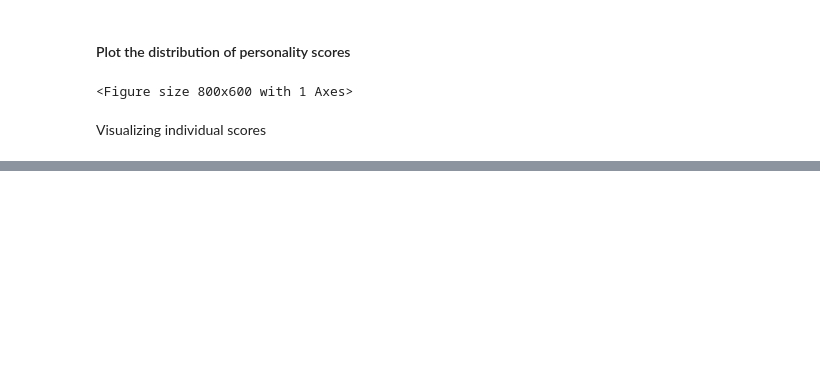
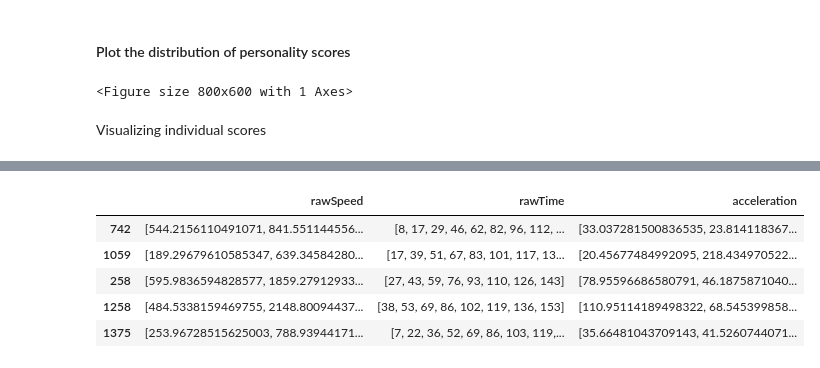
Before and after one commit to verafristedt/Much-Match, a Jupyter notebook: Swipe Analysis.ipynb, the cells around one changed output, grey strips where cells are left out. Cells and saved outputs as stored; diff of their text form; code cells hidden in the pictures; blank space fills up the shorter version.

```diff
--- a/Swipe Analysis.ipynb
+++ b/Swipe Analysis.ipynb
@@ -40,7 +45,9 @@ swipes = swipes[new_order]
 _Drop the entries that happened on iOS_
 # %%
 # Merge with images so image category is present in swipe table
-swipes_image = pd.merge(swipes, images[['image', 'category']], how='inner', on='image')
+swipes_image = pd.merge(swipes, images[['image', 'category', 'name']], how='inner', on='image')
+swipes_image = swipes_image.rename(columns={"name": "watch_name"})
+swipes_image = pd.merge(swipes_image, subjects[['isMale', 'user']], how='left', on='user')
 swipes_image = swipes_image.sort_values(by='user')
 swipes_image.loc[[1]]
 # %% [output]
@@ -153,9 +218,21 @@ plt.show()
 # %%
+def avg(x):
+    return np.mean(x)
+
 swipes_image['speedMax'] = swipes_image.rawSpeed.apply(max)
+swipes_image['speedMean'] = swipes_image.rawSpeed.apply(avg)
 
 def accel(x):
-    return np.diff(x)
+    diffTime = np.diff(x['rawTime'])
+    diffSpeed = np.diff(x['rawSpeed'])
 
-swipes_image['acceleration'] = swipes_image.rawSpeed.apply(accel)
+    accel = np.zeros(len(diffSpeed))
+
+    for idx, dT in enumerate(diffTime):
+        accel[idx] = diffSpeed[idx]/dT if dT != 0 else 0
+
+    return accel
+
+swipes_image['acceleration'] = swipes_image[['rawSpeed', 'rawTime']].apply(accel, axis=1)
 swipes_image['accMax'] = swipes_image.acceleration.apply(max)
-swipes_image.loc[[1]]
+swipes_image['accMean'] = swipes_image.acceleration.apply(avg)
@@ -166,3 +239,12 @@ swipes_image.loc[[1]]
+# %%
+swipes_image[['rawSpeed', 'rawTime', 'acceleration']].head()
+# %% [output]
+|  | rawSpeed | rawTime | acceleration |
+| 742 | [544.2156110491071, 841.551144556... | [8, 17, 29, 46, 62, 82, 96, 112, ... | [33.037281500836535, 23.814118367... |
+| 1059 | [189.29679610585347, 639.34584280... | [17, 39, 51, 67, 83, 101, 117, 13... | [20.45677484992095, 218.434970522... |
+| 258 | [595.9836594828577, 1859.27912933... | [27, 43, 59, 76, 93, 110, 126, 143] | [78.95596686580791, 46.1875871040... |
+| 1258 | [484.5338159469755, 2148.80094437... | [38, 53, 69, 86, 102, 119, 136, 153] | [110.95114189498322, 68.545399858... |
+| 1375 | [253.96728515625003, 788.93944171... | [7, 22, 36, 52, 69, 86, 103, 119,... | [35.66481043709143, 41.5260744071... |
 # %%
 subjects_scores = pd.merge(subjects_scores,
                            swipes_image.groupby('user').mean()[['speedMax', 'accMax']],
```
Also changed, not shown: parts of 38 cells of this notebook.
